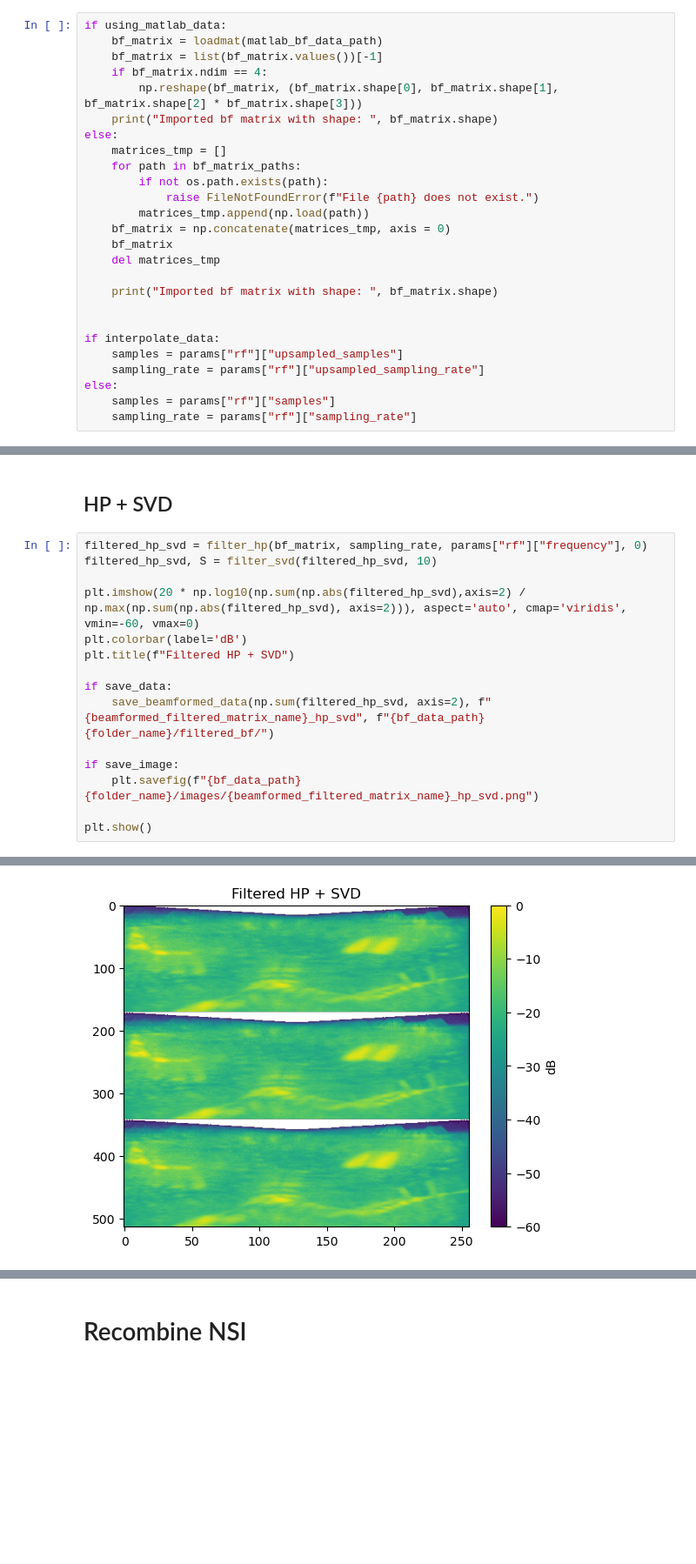
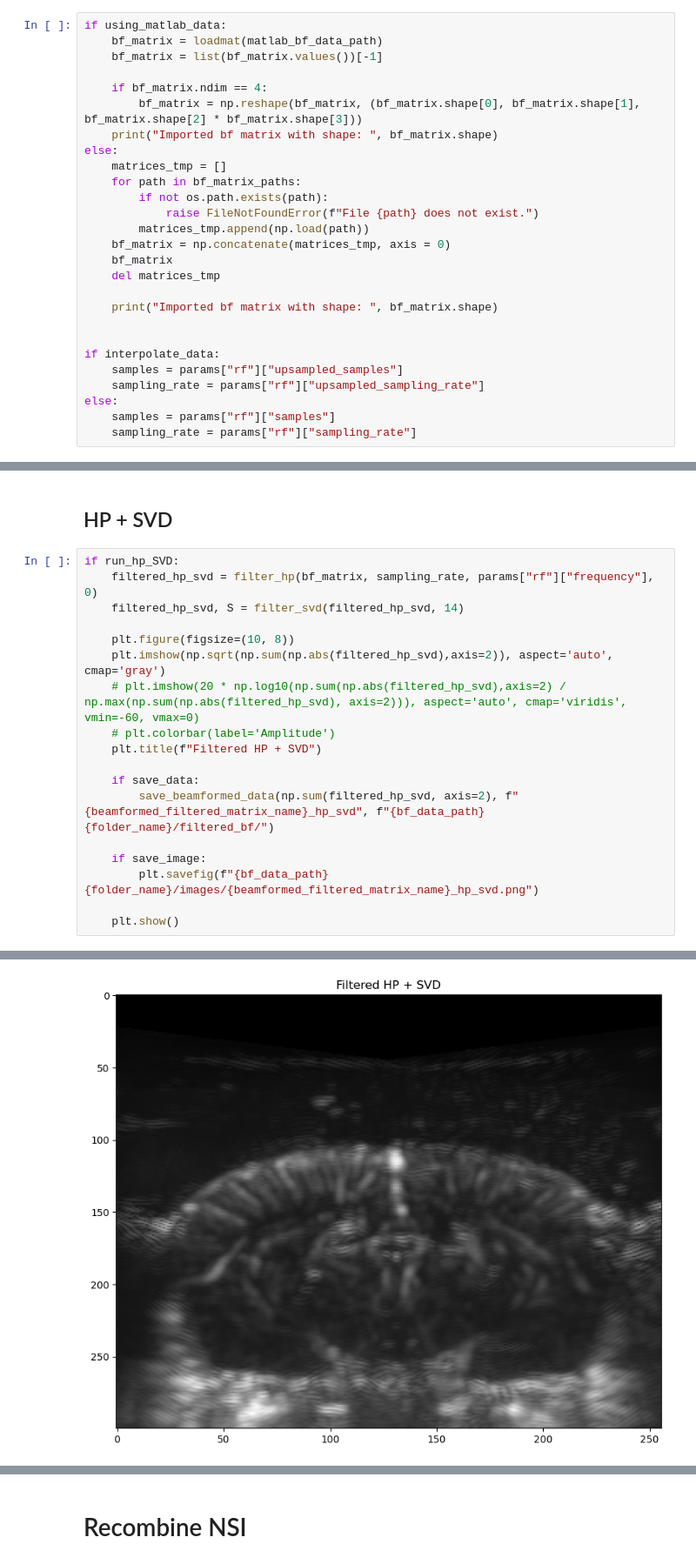
Before and after one commit to MatthieuVAUTRIN/superresolution, a Jupyter notebook: 003_post_bf_processing.ipynb, the cells around one changed output, grey strips where cells are left out. Shown at 87% size. Saved outputs shown, nothing was run; the diff lists cells and outputs as text; blank space fills up the shorter version.

Commit message:
fixed delays, removed bad code, auto right image size

```diff
--- a/003_post_bf_processing.ipynb
+++ b/003_post_bf_processing.ipynb
@@ -71,8 +78,9 @@ os.makedirs(f"{bf_data_path}{folder_name}/images", exist_ok=True)
 if using_matlab_data:
     bf_matrix = loadmat(matlab_bf_data_path)
     bf_matrix = list(bf_matrix.values())[-1]
+
     if bf_matrix.ndim == 4:
-        np.reshape(bf_matrix, (bf_matrix.shape[0], bf_matrix.shape[1], bf_matrix.shape[2] * bf_matrix.shape[3]))
+        bf_matrix = np.reshape(bf_matrix, (bf_matrix.shape[0], bf_matrix.shape[1], bf_matrix.shape[2] * bf_matrix.shape[3]))
     print("Imported bf matrix with shape: ", bf_matrix.shape)
 else:
     matrices_tmp = []
@@ -208,18 +209,21 @@ Beamformed data of shape (513, 256) saved at: ./data_filtered/pig/filtered_bf/00
 # %% [markdown]
 ## HP + SVD
 # %%
-filtered_hp_svd = filter_hp(bf_matrix, sampling_rate, params["rf"]["frequency"], 0)
-filtered_hp_svd, S = filter_svd(filtered_hp_svd, 10)
+if run_hp_SVD:
+    filtered_hp_svd = filter_hp(bf_matrix, sampling_rate, params["rf"]["frequency"], 0)
+    filtered_hp_svd, S = filter_svd(filtered_hp_svd, 14)
 
-plt.imshow(20 * np.log10(np.sum(np.abs(filtered_hp_svd),axis=2) / np.max(np.sum(np.abs(filtered_hp_svd), axis=2))), aspect='auto', cmap='viridis', vmin=-60, vmax=0)
-plt.colorbar(label='dB')
-plt.title(f"Filtered HP + SVD")
+    plt.figure(figsize=(10, 8))
+    plt.imshow(np.sqrt(np.sum(np.abs(filtered_hp_svd),axis=2)), aspect='auto', cmap='gray')
+    # plt.imshow(20 * np.log10(np.sum(np.abs(filtered_hp_svd),axis=2) / np.max(np.sum(np.abs(filtered_hp_svd), axis=2))), aspect='auto', cmap='viridis', vmin=-60, vmax=0)
+    # plt.colorbar(label='Amplitude')
+    plt.title(f"Filtered HP + SVD")
 
-if save_data:
-    save_beamformed_data(np.sum(filtered_hp_svd, axis=2), f"{beamformed_filtered_matrix_name}_hp_svd", f"{bf_data_path}{folder_name}/filtered_bf/")
+    if save_data:
+        save_beamformed_data(np.sum(filtered_hp_svd, axis=2), f"{beamformed_filtered_matrix_name}_hp_svd", f"{bf_data_path}{folder_name}/filtered_bf/")
 
-if save_image:
-    plt.savefig(f"{bf_data_path}{folder_name}/images/{beamformed_filtered_matrix_name}_hp_svd.png")
+    if save_image:
+        plt.savefig(f"{bf_data_path}{folder_name}/images/{beamformed_filtered_matrix_name}_hp_svd.png")
 
-plt.show()
+    plt.show()
 # %% [output]
@@ -227,2 +231,2 @@ Beamformed data of shape (513, 256) saved at: ./data_filtered/pig/filtered_bf/00
-[figure, old version]
+[figure, new version]
 # %%
```
Also changed, not shown: parts of 13 cells of this notebook, 6 other files.
